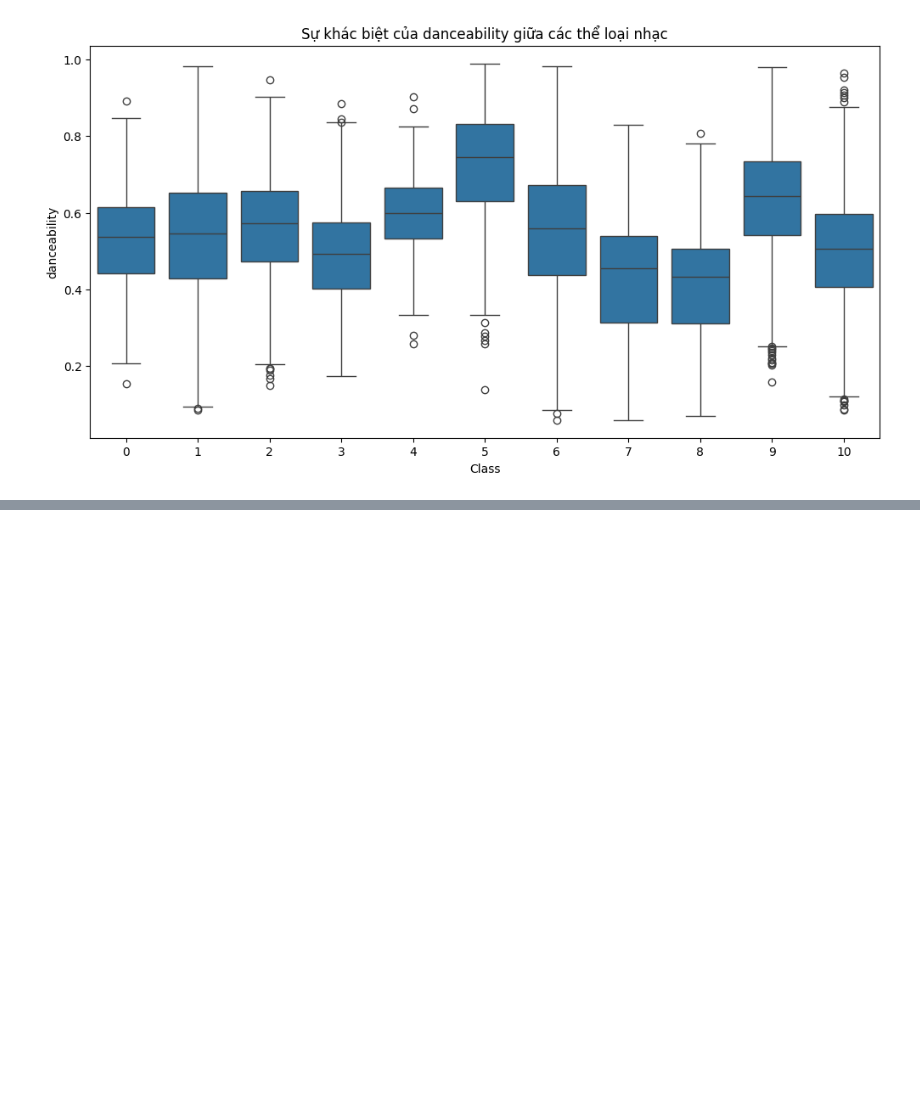
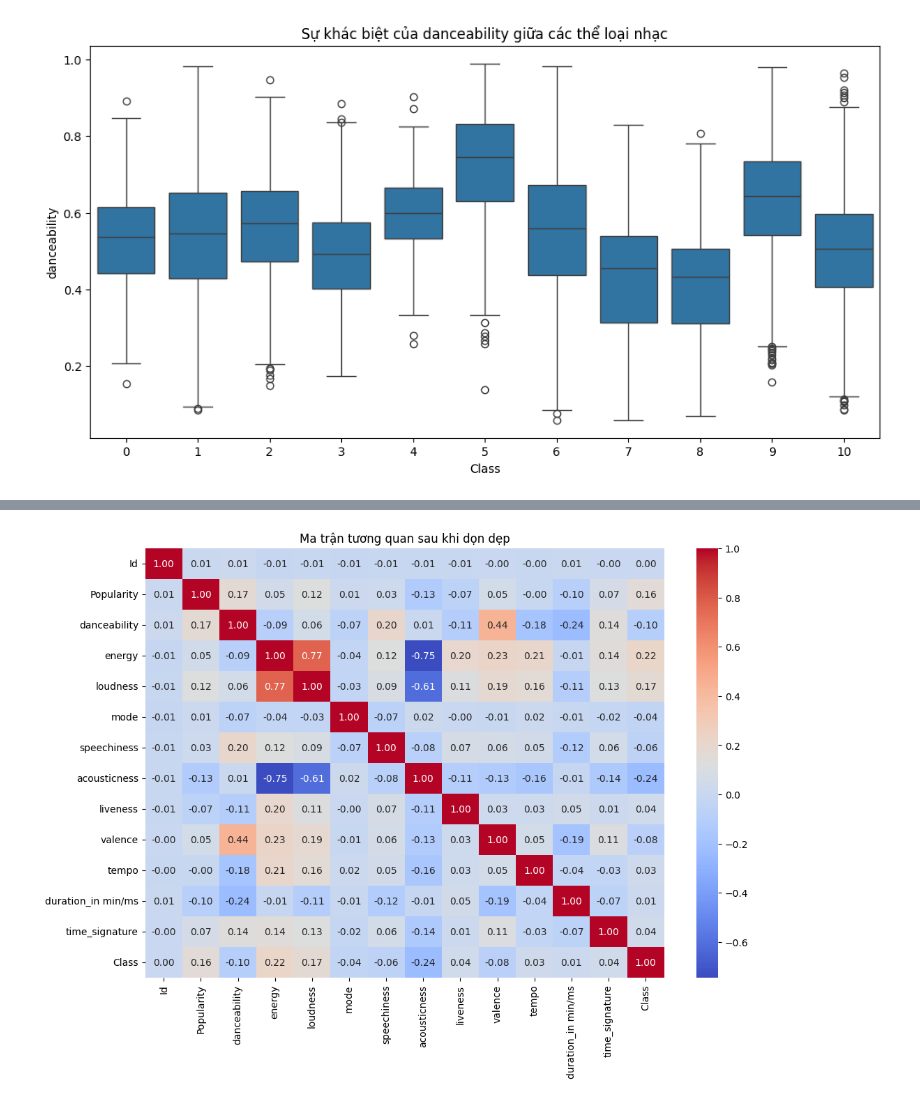
Before and after one commit to phuocle1231236-sys/nhatkykag, a Jupyter notebook: EDA.ipynb, the cells around one changed output, grey strips where cells are left out. Drawn from its saved outputs; the diff is of its cells as text; code cells hidden in the pictures; blank space fills up the shorter version.

```diff
--- a/EDA.ipynb
+++ b/EDA.ipynb
@@ -51,6 +51,14 @@ plt.title('Bản đồ các vị trí thiếu dữ liệu (Màu vàng là bị t
 plt.show()
 # %% [output]
 [figure]
+# %%
+# Quy đổi toàn bộ về miligiây
+def fix_duration(x):
+    if x < 30: # Ngưỡng 30 phút, nếu nhỏ hơn thì chắc chắn là đơn vị phút
+        return x * 60000
+    return x
+
+train['duration_fixed'] = train['duration_in min/ms'].apply(fix_duration)
 # %%
 plt.figure(figsize=(12, 6))
 sns.countplot(x='Class', data=train, palette='viridis')
@@ -120,3 +128,33 @@ for feature in features_to_plot:
 [figure]
 [figure]
 [figure]
+# %%
+import pandas as pd
+
+# Load dữ liệu (Đảm bảo file nằm trong thư mục data)
+train = pd.read_csv('data/train (1).csv')
+test = pd.read_csv('data/test (2).csv')
+
+# 1. Xóa thẳng tay 2 cột bị hỏng nặng theo ý bạn
+# Dùng errors='ignore' để tránh lỗi nếu bạn lỡ chạy code này 2 lần
+train.drop(['instrumentalness', 'key'], axis=1, inplace=True, errors='ignore')
+test.drop(['instrumentalness', 'key'], axis=1, inplace=True, errors='ignore')
+
+# 2. Điền giá trị thiếu cho Popularity bằng Median (Trung vị)
+# Median giúp tránh các giá trị ngoại lai (bài quá hot hoặc quá ít người nghe)
+pop_median = train['Popularity'].median()
+train['Popularity'] = train['Popularity'].fillna(pop_median)
+test['Popularity'] = test['Popularity'].fillna(pop_median)
+
+# 3. FIX LỖI THỜI GIAN (Cái này cực quan trọng để model chính xác)
+def fix_duration(x):
+    # Nếu nhỏ hơn 25 (phút), đổi sang miligiây. Ngược lại giữ nguyên.
+    return x * 60000 if x < 25 else x
+
+train['duration_in min/ms'] = train['duration_in min/ms'].apply(fix_duration)
+test['duration_in min/ms'] = test['duration_in min/ms'].apply(fix_duration)
+
+# Kiểm tra lại xem còn giá trị thiếu nào không
+print("--- Kiểm tra dữ liệu sau khi xử lý ---")
+print(train.isnull().sum())
+print("\nCác cột hiện có:", train.columns.tolist())
@@ -122,0 +182,7 @@ for feature in features_to_plot:
+# %%
+plt.figure(figsize=(12, 8))
+sns.heatmap(train.select_dtypes(include=[np.number]).corr(), annot=True, cmap='coolwarm', fmt='.2f')
+plt.title('Ma trận tương quan sau khi dọn dẹp')
+plt.show()
+# %% [output]
+[figure, added]
```
Also changed, not shown: parts of 5 cells of this notebook.
